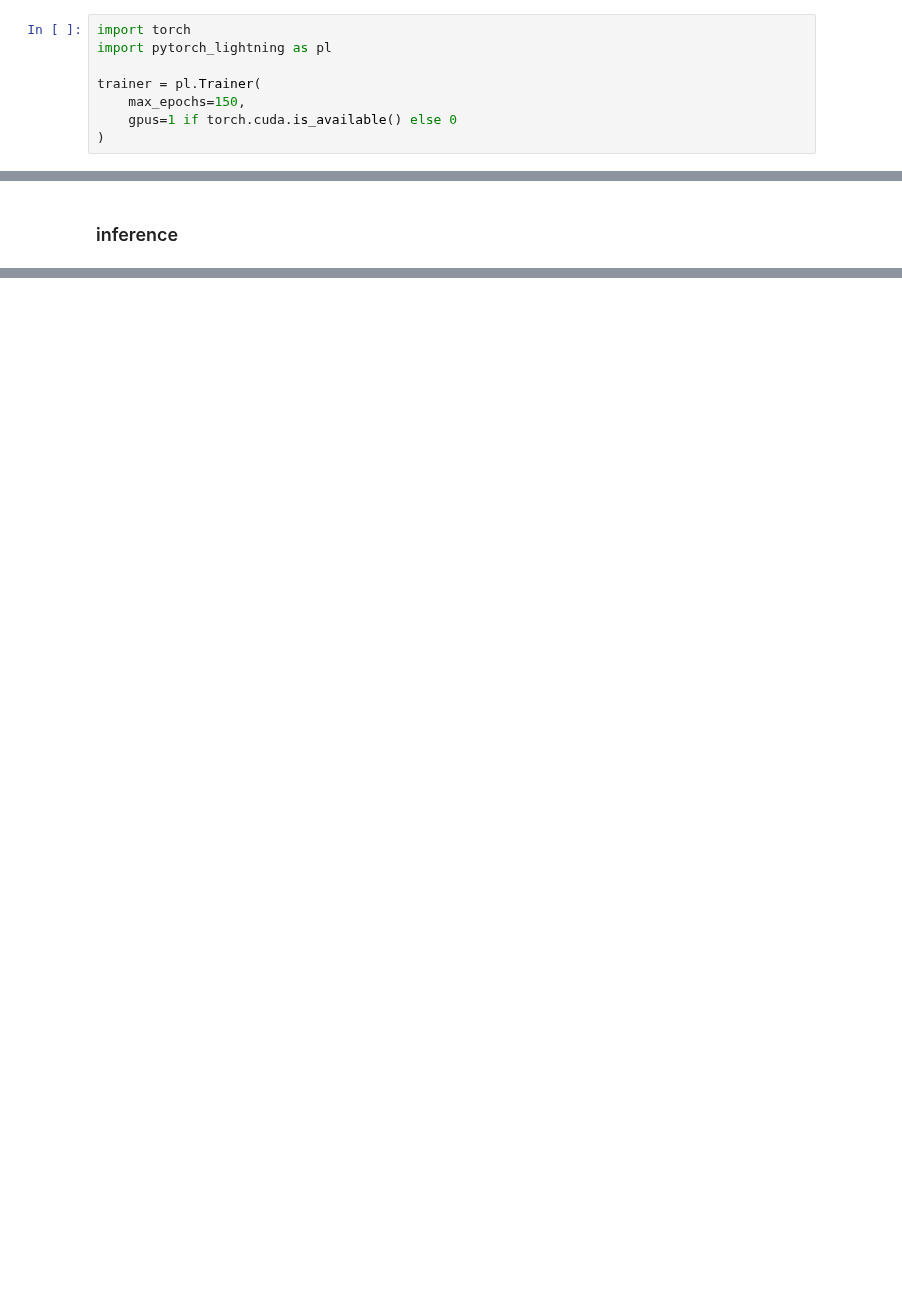
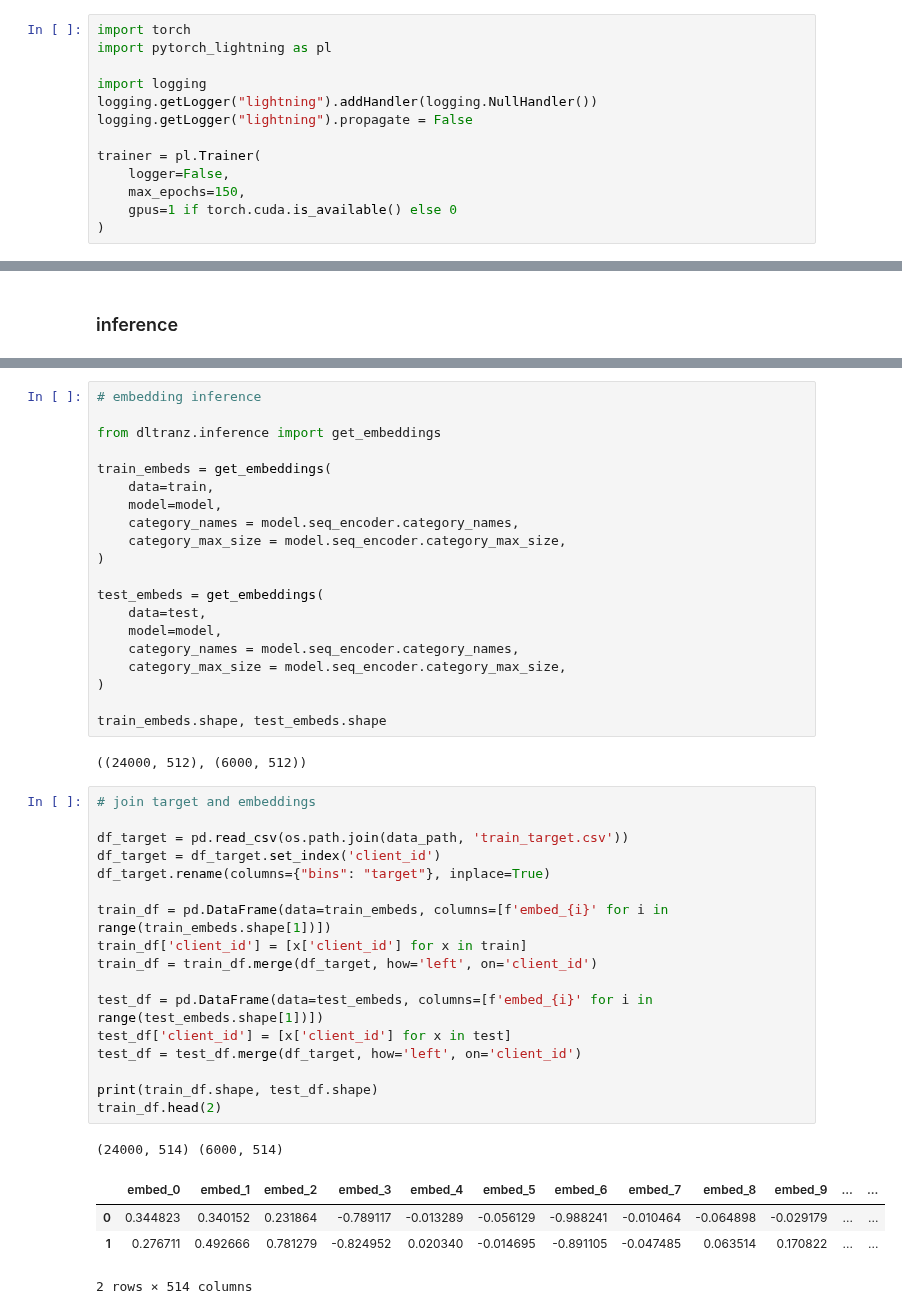
Before and after one commit to dllllb/pytorch-lifestream, a Jupyter notebook: demo/example.ipynb, the cells around one changed output, grey strips where cells are left out. Cells and saved outputs as stored; diff of their text form; blank space fills up the shorter version.

```diff
--- a/demo/example.ipynb
+++ b/demo/example.ipynb
@@ -130,7 +125,12 @@ dm = EmbeddingTrainDataModule(
 import torch
 import pytorch_lightning as pl
 
+import logging
+logging.getLogger("lightning").addHandler(logging.NullHandler())
+logging.getLogger("lightning").propagate = False
+
 trainer = pl.Trainer(
+    logger=False,
     max_epochs=150,
     gpus=1 if torch.cuda.is_available() else 0
 )
@@ -194,0 +148,45 @@ train_df.head()
+# %%
+# embedding inference
+
+from dltranz.inference import get_embeddings
+
+train_embeds = get_embeddings(
+    data=train,
+    model=model,
+    category_names = model.seq_encoder.category_names,
+    category_max_size = model.seq_encoder.category_max_size,
+)
+
+test_embeds = get_embeddings(
+    data=test,
+    model=model,
+    category_names = model.seq_encoder.category_names,
+    category_max_size = model.seq_encoder.category_max_size,
+)
+
+train_embeds.shape, test_embeds.shape
+# %% [output]
+((24000, 512), (6000, 512))
+# %%
+# join target and embeddings
+
+df_target = pd.read_csv(os.path.join(data_path, 'train_target.csv'))
+df_target = df_target.set_index('client_id')
+df_target.rename(columns={"bins": "target"}, inplace=True)
+
+train_df = pd.DataFrame(data=train_embeds, columns=[f'embed_{i}' for i in range(train_embeds.shape[1])])
+train_df['client_id'] = [x['client_id'] for x in train]
+train_df = train_df.merge(df_target, how='left', on='client_id')
+
+test_df = pd.DataFrame(data=test_embeds, columns=[f'embed_{i}' for i in range(test_embeds.shape[1])])
+test_df['client_id'] = [x['client_id'] for x in test]
+test_df = test_df.merge(df_target, how='left', on='client_id')
+
+print(train_df.shape, test_df.shape)
+train_df.head(2)
+# %% [output]
+(24000, 514) (6000, 514)
+|  | embed_0 | embed_1 | embed_2 | embed_3 | embed_4 | embed_5 | embed_6 | embed_7 | embed_8 | embed_9 | ... | ... |
+| 0 | 0.344823 | 0.340152 | 0.231864 | -0.789117 | -0.013289 | -0.056129 | -0.988241 | -0.010464 | -0.064898 | -0.029179 | ... | ... |
+| 1 | 0.276711 | 0.492666 | 0.781279 | -0.824952 | 0.020340 | -0.014695 | -0.891105 | -0.047485 | 0.063514 | 0.170822 | ... | ... |
+2 rows × 514 columns
```
Also changed, not shown: parts of 16 cells of this notebook, 5 other files.
